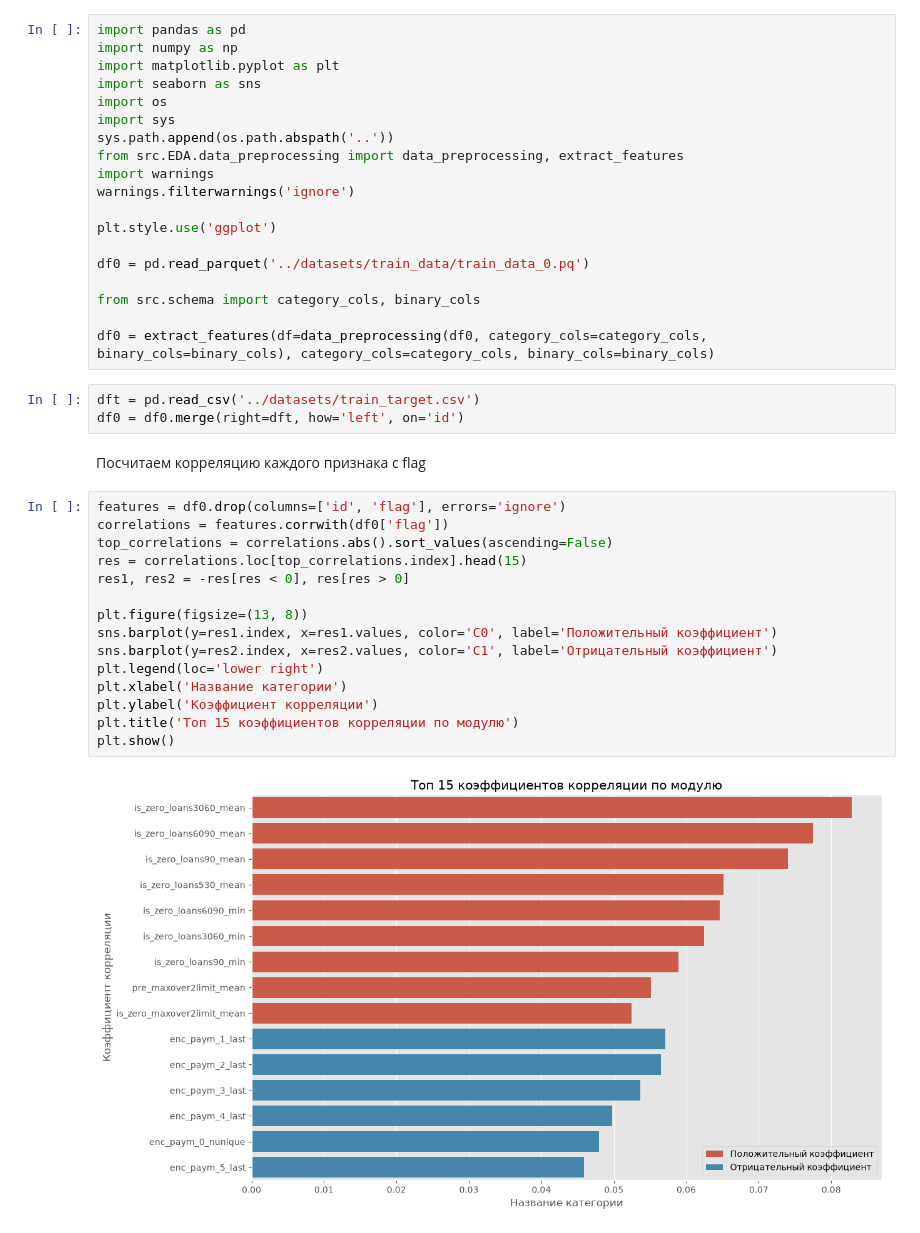
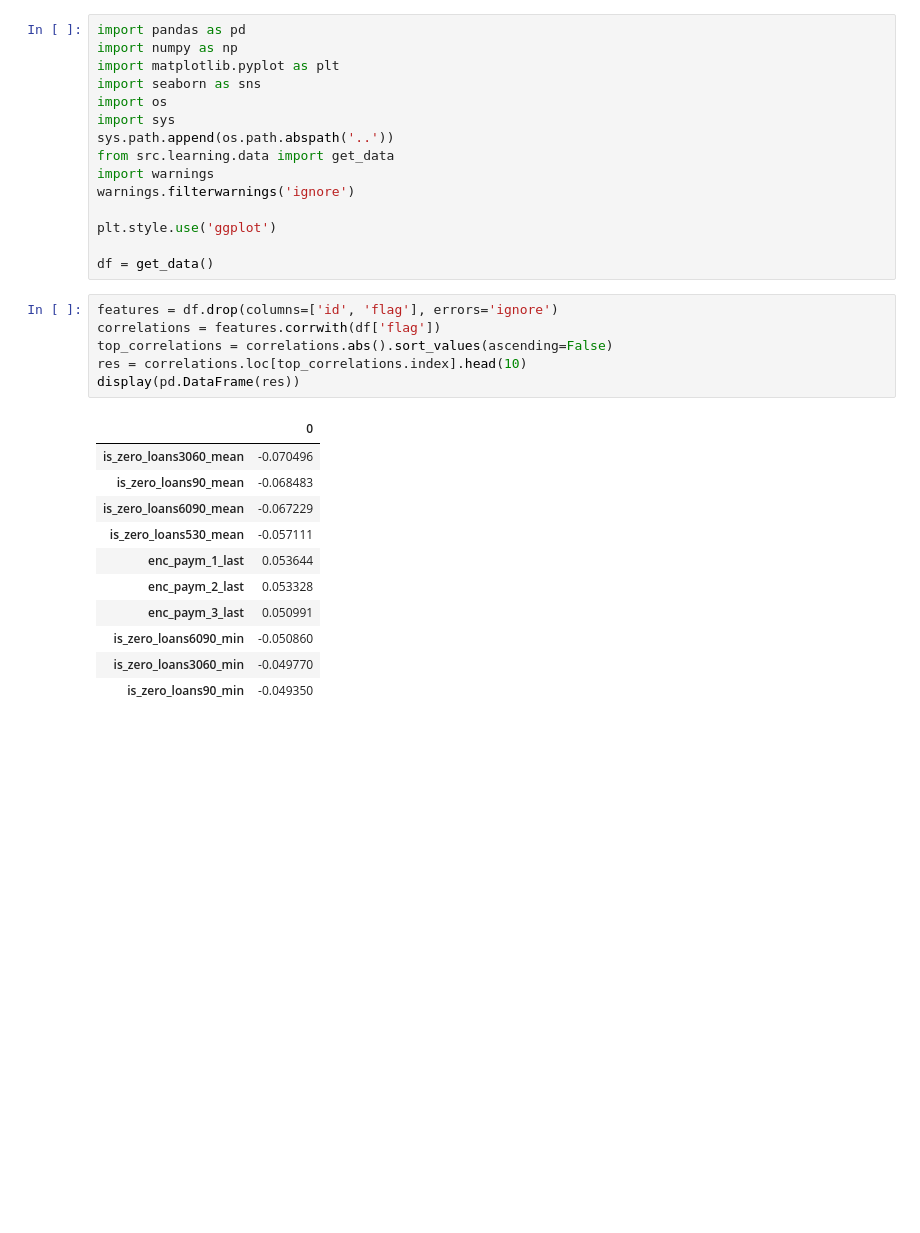
Before and after one commit to vitiatia/ML-Scorring, a Jupyter notebook: notebooks/eda_features.ipynb, the cells around one changed output. Cells and saved outputs as stored; diff of their text form; blank space fills up the shorter version.

```diff
--- a/notebooks/eda_features.ipynb
+++ b/notebooks/eda_features.ipynb
@@ -6,36 +6,28 @@ import seaborn as sns
 import os
 import sys
 sys.path.append(os.path.abspath('..'))
-from src.EDA.data_preprocessing import data_preprocessing, extract_features
+from src.learning.data import get_data
 import warnings
 warnings.filterwarnings('ignore')
 
 plt.style.use('ggplot')
 
-df0 = pd.read_parquet('../datasets/train_data/train_data_0.pq')
-
-from src.schema import category_cols, binary_cols
-
-df0 = extract_features(df=data_preprocessing(df0, category_cols=category_cols, binary_cols=binary_cols), category_cols=category_cols, binary_cols=binary_cols)
+df = get_data()
-# %%
-dft = pd.read_csv('../datasets/train_target.csv')
-df0 = df0.merge(right=dft, how='left', on='id')
-# %% [markdown]
-Посчитаем корреляцию каждого признака с flag
 # %%
-features = df0.drop(columns=['id', 'flag'], errors='ignore')
-correlations = features.corrwith(df0['flag'])
+features = df.drop(columns=['id', 'flag'], errors='ignore')
+correlations = features.corrwith(df['flag'])
 top_correlations = correlations.abs().sort_values(ascending=False)
-res = correlations.loc[top_correlations.index].head(15)
-res1, res2 = -res[res < 0], res[res > 0]
-
-plt.figure(figsize=(13, 8))
-sns.barplot(y=res1.index, x=res1.values, color='C0', label='Положительный коэффициент')
-sns.barplot(y=res2.index, x=res2.values, color='C1', label='Отрицательный коэффициент')
-plt.legend(loc='lower right')
-plt.xlabel('Название категории')
-plt.ylabel('Коэффициент корреляции')
-plt.title('Топ 15 коэффициентов корреляции по модулю')
-plt.show()
+res = correlations.loc[top_correlations.index].head(10)
+display(pd.DataFrame(res))
 # %% [output]
-[figure, removed]
+|  | 0 |
+| is_zero_loans3060_mean | -0.070496 |
+| is_zero_loans90_mean | -0.068483 |
+| is_zero_loans6090_mean | -0.067229 |
+| is_zero_loans530_mean | -0.057111 |
+| enc_paym_1_last | 0.053644 |
+| enc_paym_2_last | 0.053328 |
+| enc_paym_3_last | 0.050991 |
+| is_zero_loans6090_min | -0.050860 |
+| is_zero_loans3060_min | -0.049770 |
+| is_zero_loans90_min | -0.049350 |
```
Also changed, not shown: parts of 1 cell of this notebook, 1 other file.
